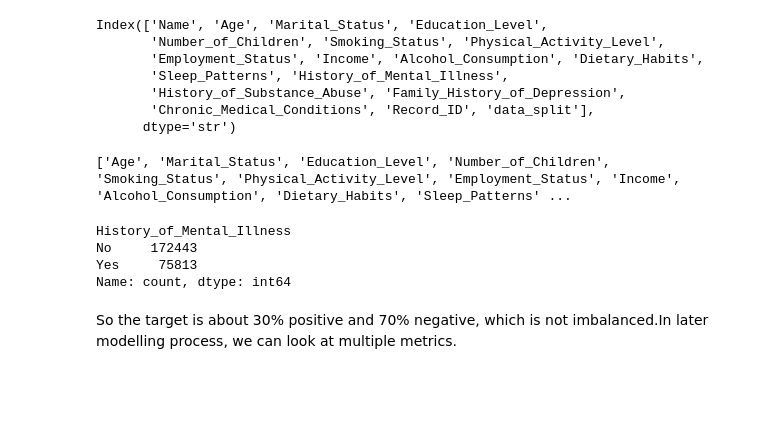
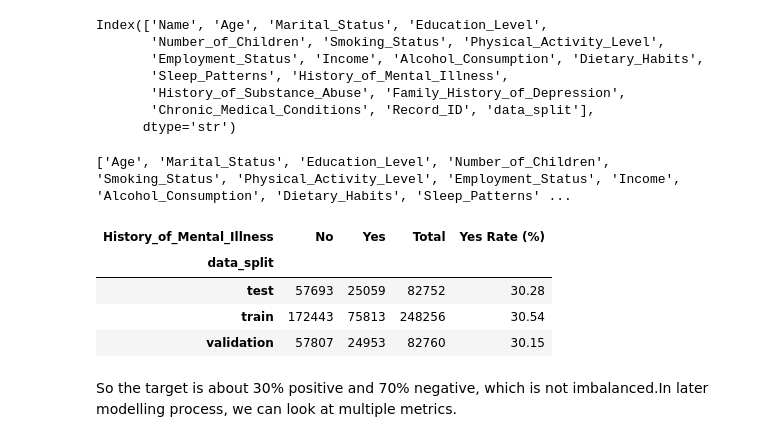
Before and after one commit to LunaJiang188/Mental-health-prediction, a Jupyter notebook: src/data_explore.ipynb, the cells around one changed output. Drawn from its saved outputs; the diff is of its cells as text; code cells hidden in the pictures; blank space fills up the shorter version.

```diff
--- a/src/data_explore.ipynb
+++ b/src/data_explore.ipynb
@@ -97,13 +97,25 @@ print(features)
 # %% [output]
 ['Age', 'Marital_Status', 'Education_Level', 'Number_of_Children', 'Smoking_Status', 'Physical_Activity_Level', 'Employment_Status', 'Income', 'Alcohol_Consumption', 'Dietary_Habits', 'Sleep_Patterns' ...
 # %%
-target_counts = df[df["data_split"] == "train"]["History_of_Mental_Illness"].value_counts()
-print(target_counts)
+#Get a summary of the target variable for each datasplit.
+summary_df = (
+    df.groupby("data_split")["History_of_Mental_Illness"]
+    .value_counts()
+    .unstack(fill_value=0)
+)
+
+summary_df["Total"] = summary_df.sum(axis=1)
+summary_df["Yes Rate (%)"] = (
+    summary_df["Yes"] / summary_df["Total"] * 100
+).round(2)
+
+summary_df
 # %% [output]
-History_of_Mental_Illness
-No     172443
-Yes     75813
-Name: count, dtype: int64
+| History_of_Mental_Illness | No | Yes | Total | Yes Rate (%) |
+| data_split |  |  |  |  |
+| test | 57693 | 25059 | 82752 | 30.28 |
+| train | 172443 | 75813 | 248256 | 30.54 |
+| validation | 57807 | 24953 | 82760 | 30.15 |
 # %% [markdown]
 So the target is about 30% positive and 70% negative, which is not imbalanced.In later modelling process, we can look at multiple metrics.
 # %%
```
Also changed, not shown: parts of 2 cells of this notebook.
